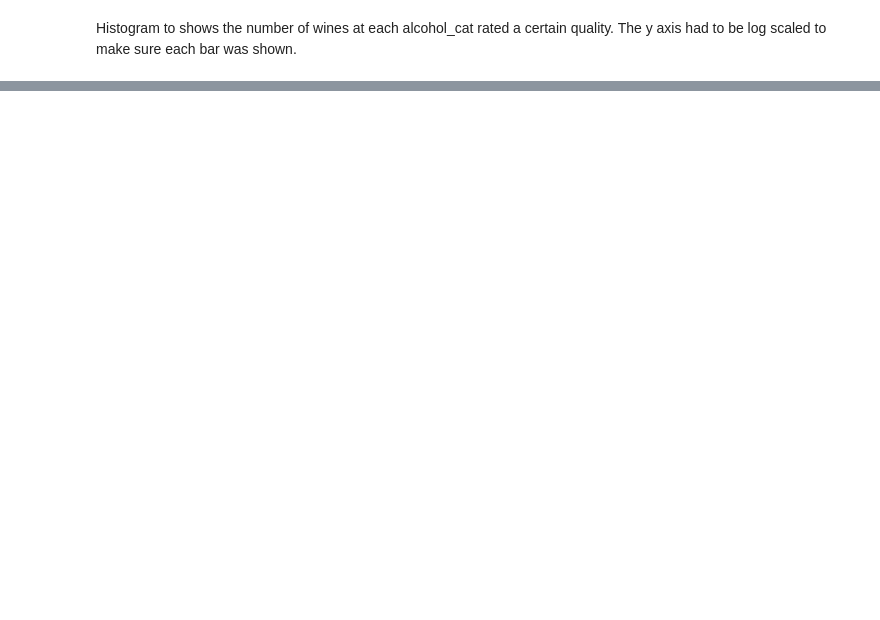
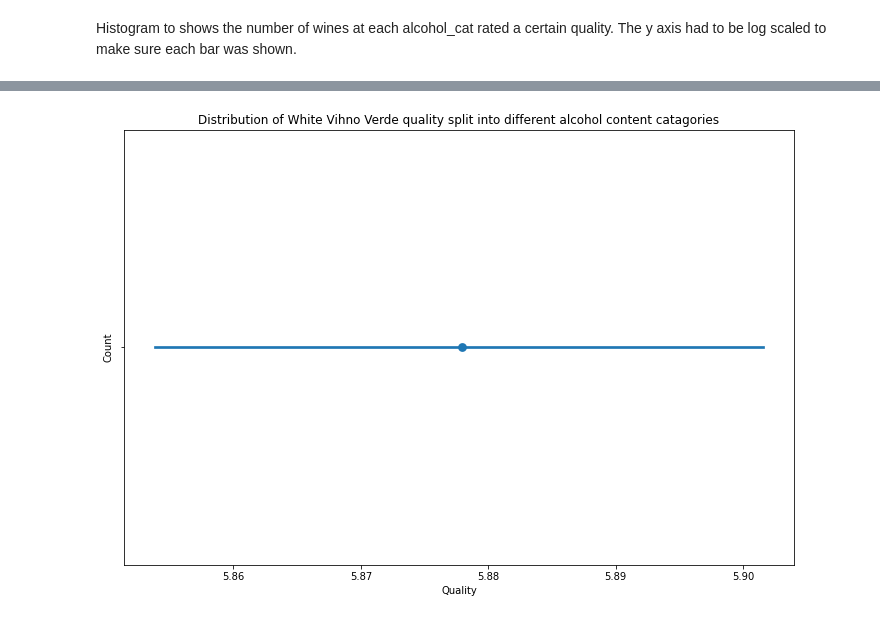
Before and after one commit to c0037654Newcastle/CSC2034-DS-Project, a Jupyter notebook: CSC2034_DS_Project.ipynb, the cells around one changed output, grey strips where cells are left out. Drawn from its saved outputs; the diff is of its cells as text; code cells hidden in the pictures; blank space fills up the shorter version.

```diff
--- a/CSC2034_DS_Project.ipynb
+++ b/CSC2034_DS_Project.ipynb
@@ -156,0 +185,10 @@ plt.close()
+# %%
+plt.figure(figsize = (12, 8))
+sns.pointplot(data=white_vihno_dataset, x="quality", hue="alcohol_cat")
+plt.title("Distribution of White Vihno Verde quality split into different alcohol content catagories")
+plt.xlabel("Quality")
+plt.ylabel("Count")
+plt.show()
+plt.close()
+# %% [output]
+[figure, added]
```
Also changed, not shown: parts of 6 cells of this notebook.
